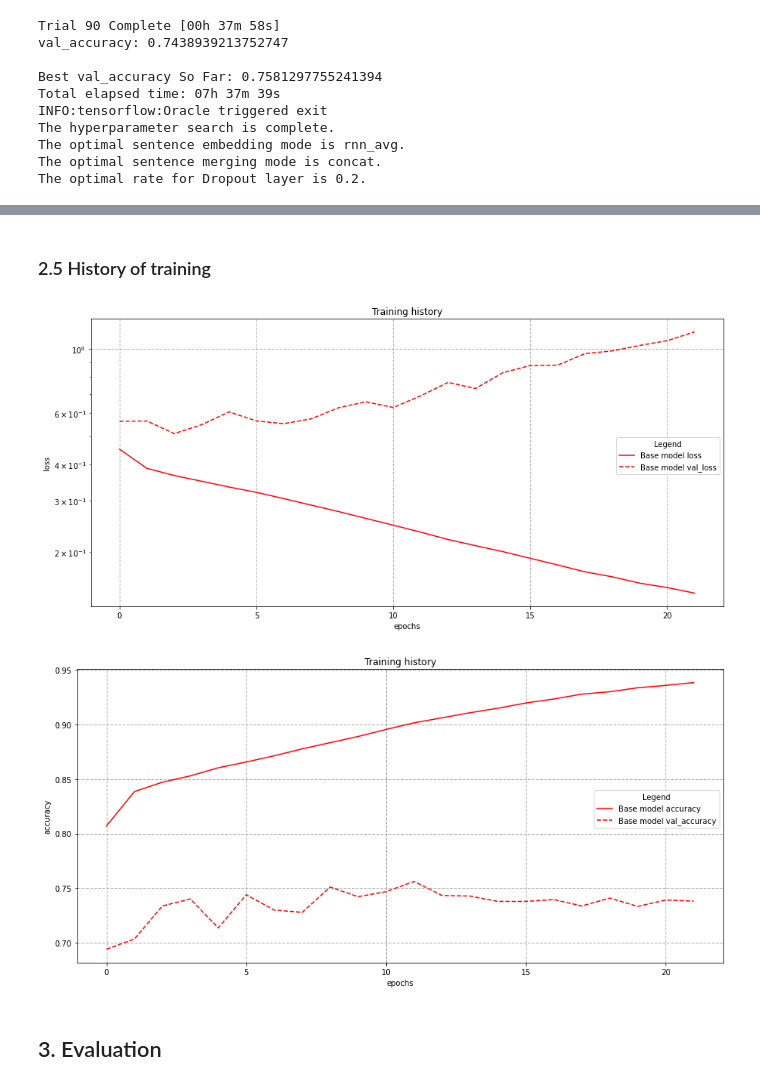
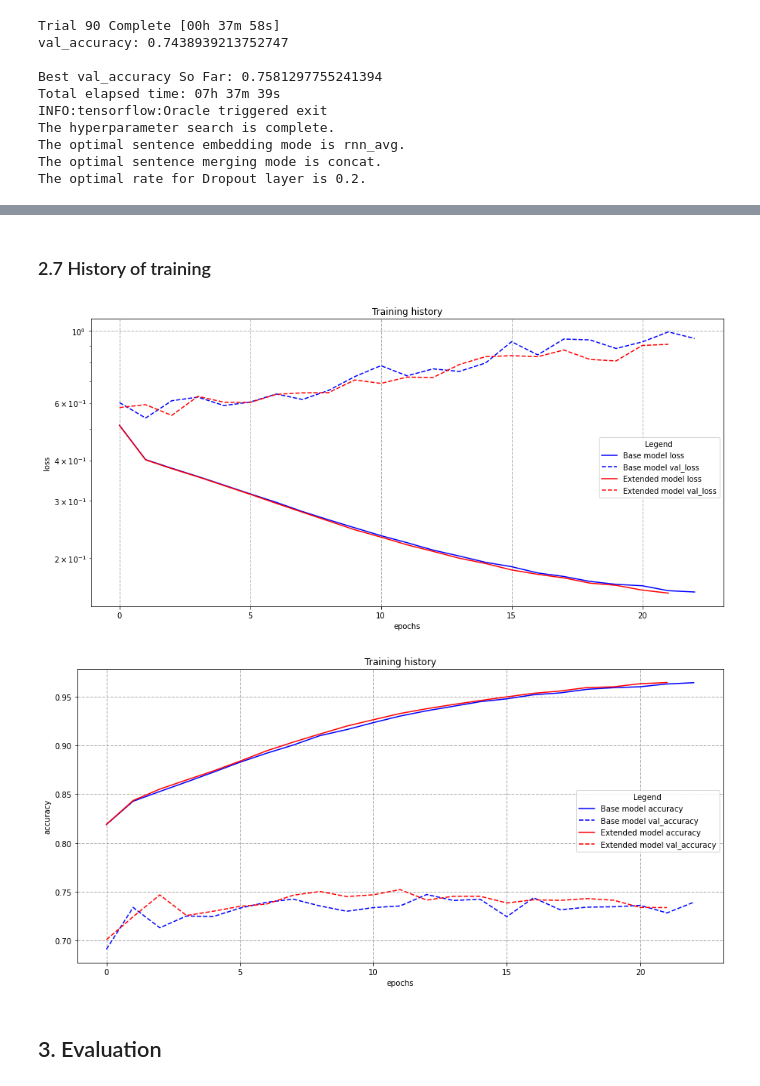
Before and after one commit to TheOnesThatWereAbroad/FactChecking, a Jupyter notebook: FactChecking.ipynb, the cells around one changed output, grey strips where cells are left out. Saved outputs shown, nothing was run; the diff lists cells and outputs as text; code cells hidden in the pictures.

Commit message:
Training also extension

```diff
--- a/FactChecking.ipynb
+++ b/FactChecking.ipynb
@@ -809,8 +948,14 @@ WARNING:absl:<keras.layers.recurrent.LSTMCell object at 0x...> has the same name
 # load models
 models_path = "models"
 model = tf.keras.models.load_model(os.path.join(models_path, "model_base"))
+# %%
+# Restore history
+cols = ['loss','accuracy','val_loss','val_accuracy']
+path_model_history = os.path.join(models_path, 'history')
+history_base = pd.read_csv(os.path.join(path_model_history, "history_base.csv"), usecols=cols)
+history_ext = pd.read_csv(os.path.join(path_model_history, "history_ext.csv"), usecols=cols)
 # %% [markdown]
-### 2.5 History of training
+### 2.7 History of training
 # %%
 def plot_history(models_history, keys, model_names=[], labels=("epochs", "metrics"), y_scale="linear", figsize=(10,5), cmap='rainbow'):
     """
@@ -827,37 +972,37 @@ def plot_history(models_history, keys, model_names=[], labels=("epochs", "metric
     cmap = plt.cm.get_cmap(cmap, len(models_history))
 
 
     fig = plt.figure(figsize=figsize)
 
     # for each model trained
     for i, history in enumerate(models_history):
         # take all pairs of training and val metrics
         for j in range(0, len(keys), 2):
             metric, val_metric = keys[j], keys[j+1]
 
             plt.plot(history[metric], label=f"{model_names[i]} {metric}", linestyle="solid", color=cmap(i))
             plt.plot(history[val_metric],  label=f"{model_names[i]} {val_metric}", linestyle="--",  color=cmap(i))
 
     plt.xlabel(labels[0])
     plt.ylabel(labels[1])
     plt.yscale(y_scale)
 
     # Adding legend
     plt.legend(
           title ="Legend",
           loc ="best",
           bbox_to_anchor=(1.0,0.6))
     plt.title("Training history")
     plt.grid(linestyle='--', linewidth=1)
     plt.show()
 
-models_history = [model.history.history]
-model_names = ["Base model"]
+models_history = [history_base.history, history_ext.history]
+model_names = ["Base model", "Extended model"]
 plot_history(models_history, keys=['loss', 'val_loss'], model_names=model_names, labels=("epochs", "loss"), y_scale="log", figsize=(15,7),  cmap='bwr')
 plot_history(models_history, keys=['accuracy', 'val_accuracy'], model_names=model_names, labels=("epochs", "accuracy"), figsize=(15,7),  cmap='bwr')
 # %% [output]
-[figure, old version]
+[figure, new version]
-[figure, old version]
+[figure, new version]
 # %% [markdown]
 ## 3. Evaluation
 # %%
```
Also changed, not shown: parts of 21 cells of this notebook.
